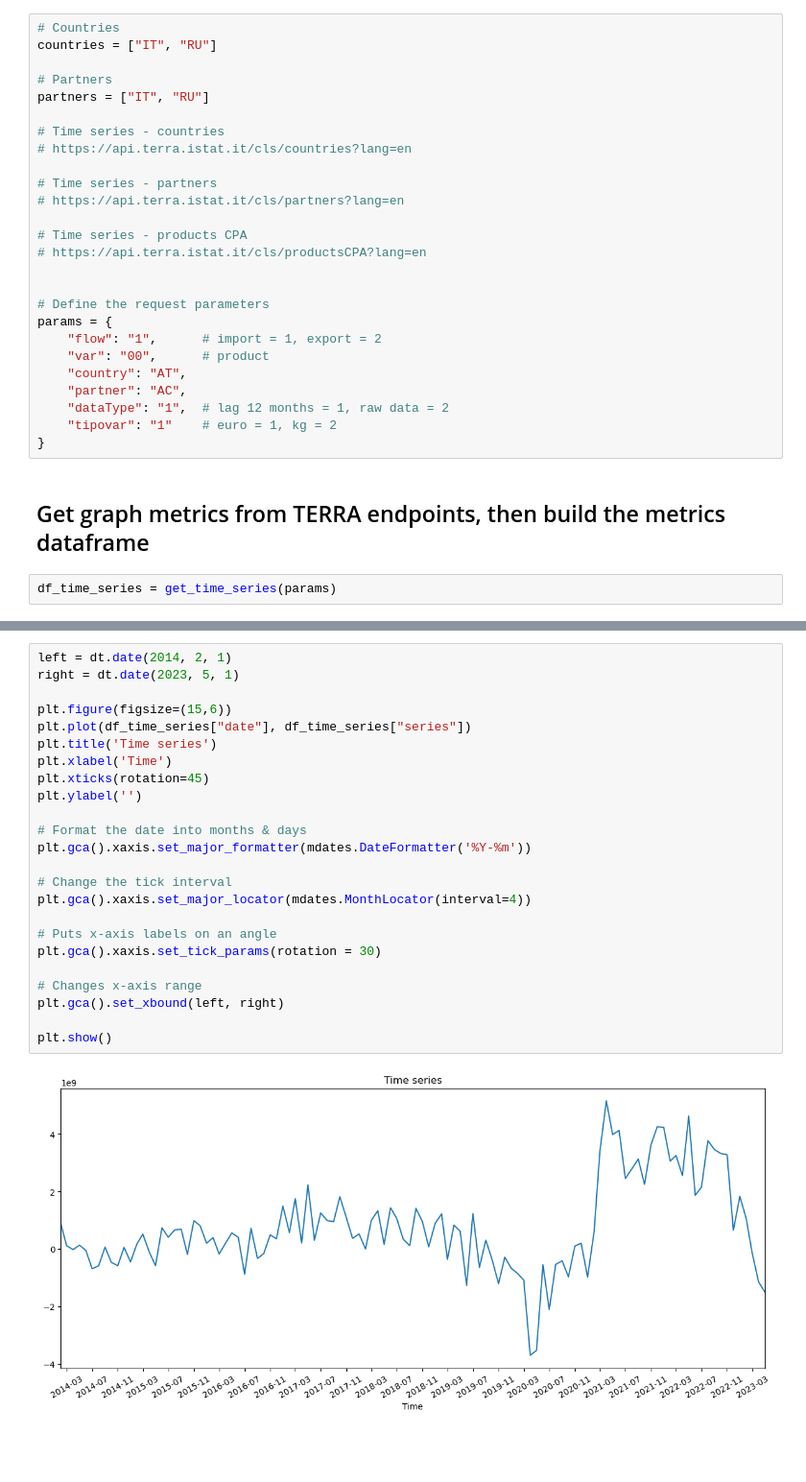
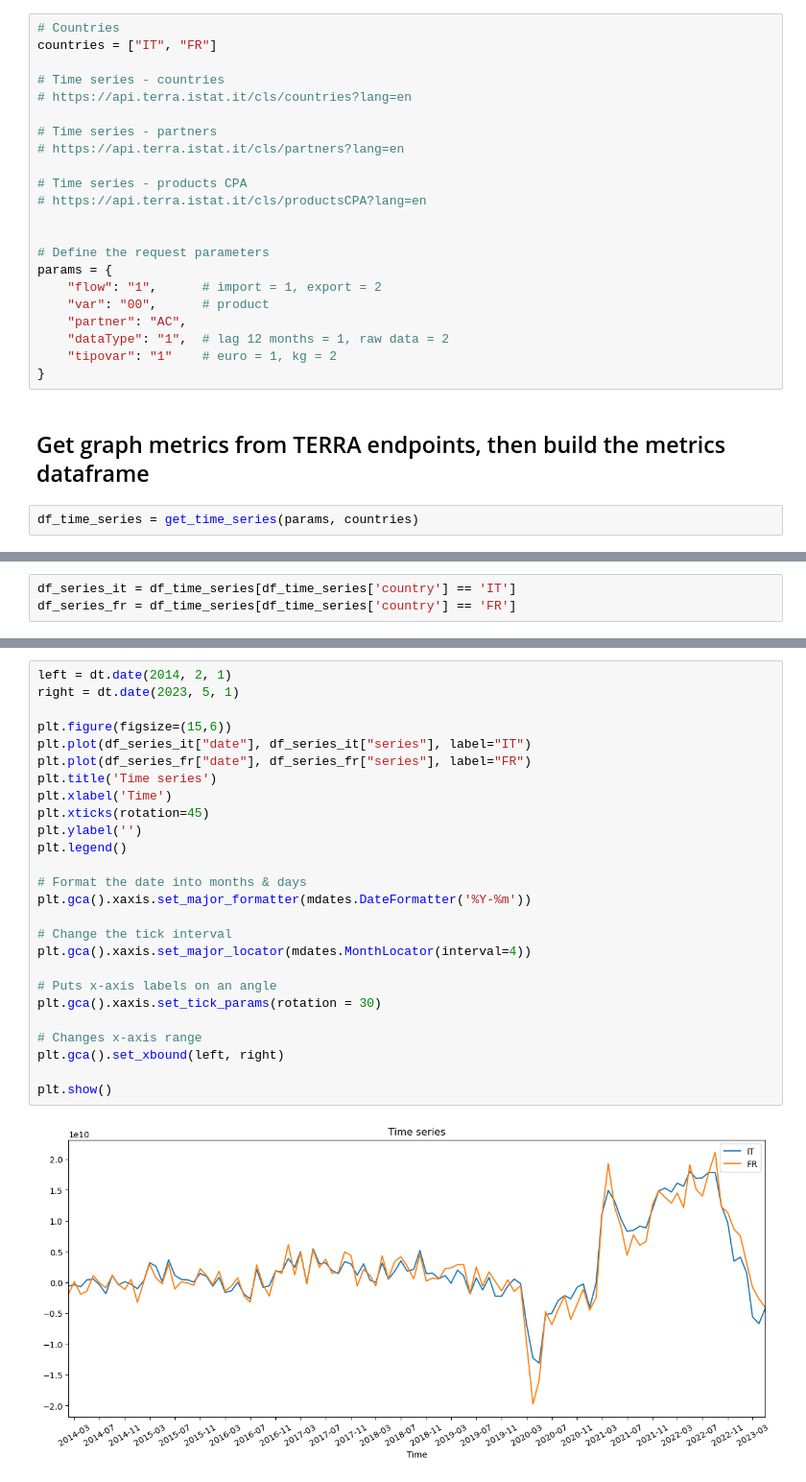
Before and after one commit to istat-methodology/terra, a Jupyter notebook: terra-analysis/Terra_time_series_analysis.ipynb, the cells around one changed output, grey strips where cells are left out. Shown at 96% size. Cells and saved outputs as stored; diff of their text form; blank space fills up the shorter version.

```diff
--- a/terra-analysis/Terra_time_series_analysis.ipynb
+++ b/terra-analysis/Terra_time_series_analysis.ipynb
@@ -8,10 +9,7 @@ from terra_modules.terra_utils import get_time_series
 ## Parameters
 # %%
 # Countries
-countries = ["IT", "RU"]
-
-# Partners
-partners = ["IT", "RU"]
+countries = ["IT", "FR"]
 
 # Time series - countries
 # https://api.terra.istat.it/cls/countries?lang=en
@@ -27,7 +25,6 @@ partners = ["IT", "RU"]
 params = {
     "flow": "1",      # import = 1, export = 2
     "var": "00",      # product
-    "country": "AT",
     "partner": "AC",
     "dataType": "1",  # lag 12 months = 1, raw data = 2
     "tipovar": "1"    # euro = 1, kg = 2
@@ -35,4 +32,4 @@ params = {
 # %% [markdown]
 ## Get graph metrics from TERRA endpoints, then build the metrics dataframe
 # %%
-df_time_series = get_time_series(params)
+df_time_series = get_time_series(params, countries)
@@ -47,0 +51,3 @@ df_time_series.tail()
+# %%
+df_series_it = df_time_series[df_time_series['country'] == 'IT']
+df_series_fr = df_time_series[df_time_series['country'] == 'FR']
@@ -48,26 +63,28 @@ df_time_series.tail()
 # %%
 left = dt.date(2014, 2, 1)
 right = dt.date(2023, 5, 1)
 
 plt.figure(figsize=(15,6))
-plt.plot(df_time_series["date"], df_time_series["series"])
+plt.plot(df_series_it["date"], df_series_it["series"], label="IT")
+plt.plot(df_series_fr["date"], df_series_fr["series"], label="FR")
 plt.title('Time series')
 plt.xlabel('Time')
 plt.xticks(rotation=45)
 plt.ylabel('')
+plt.legend()
 
 # Format the date into months & days
 plt.gca().xaxis.set_major_formatter(mdates.DateFormatter('%Y-%m'))
 
 # Change the tick interval
 plt.gca().xaxis.set_major_locator(mdates.MonthLocator(interval=4))
 
 # Puts x-axis labels on an angle
 plt.gca().xaxis.set_tick_params(rotation = 30)
 
 # Changes x-axis range
 plt.gca().set_xbound(left, right)
 
 plt.show()
 # %% [output]
-[figure, old version]
+[figure, new version]
```
Also changed, not shown: parts of 4 cells of this notebook, 1 other file.
